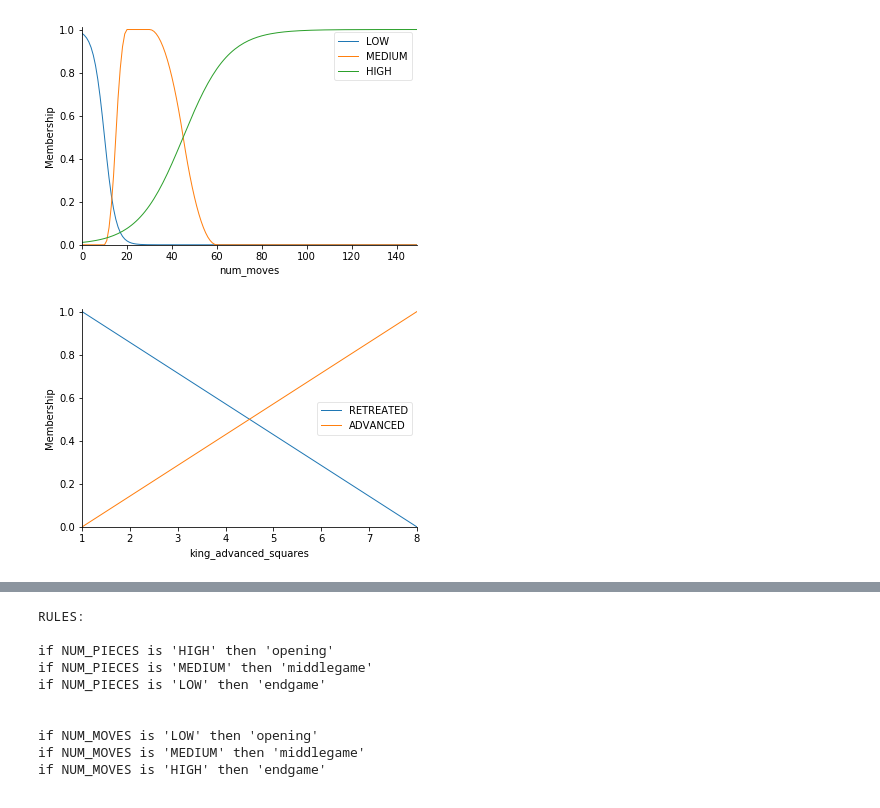
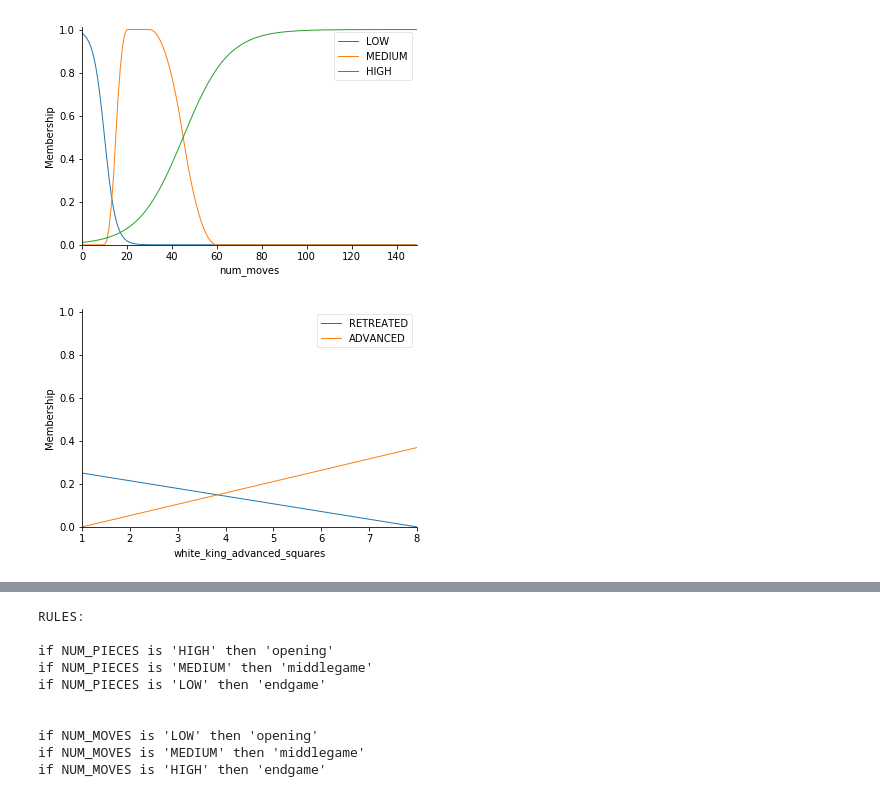
Before and after one commit to DaveFerBear/chess_ai, a Jupyter notebook: notebooks/FuzzyExperiments.ipynb, the cells around one changed output, grey strips where cells are left out. Saved outputs shown, nothing was run; the diff lists cells and outputs as text; code cells hidden in the pictures.

Commit message:
Working plot of fuzzy logic

```diff
--- a/notebooks/FuzzyExperiments.ipynb
+++ b/notebooks/FuzzyExperiments.ipynb
@@ -23,8 +23,8 @@ if BLACK_KING_FILE is not 'advanced' AND WHITE_KING_FILE is note 'advanced' then
 # Create fuzzy variables
 num_pieces = ctrl.Antecedent(np.arange(2, 33, 1), 'num_pieces')
 num_moves = ctrl.Antecedent(np.arange(0, 150, 1), 'num_moves')
-white_king_advanced_squares = ctrl.Antecedent(np.arange(1,9,1), 'king_advanced_squares')
-black_king_advanced_squares = ctrl.Antecedent(np.arange(1,9,1), 'black_advanced_squares')
+white_king_advanced_squares = ctrl.Antecedent(np.arange(1,9,1), 'white_king_advanced_squares')
+black_king_advanced_squares = ctrl.Antecedent(np.arange(1,9,1), 'black_king_advanced_squares')
 game_phase = ctrl.Consequent(np.linspace(0, 1, 50), 'game_phase')
 # %%
 # Populate the fuzzy variables with membership functions
@@ -42,15 +42,15 @@ num_moves.view()
 # %% [output]
 [figure]
 # %%
-a = fuzz.trimf(black_king_advanced_squares.universe, [1,1,8])
-b = fuzz.trimf(black_king_advanced_squares.universe, [1,8,8])
+a = fuzz.trimf(black_king_advanced_squares.universe, [-20,-20,8])
+b = fuzz.trimf(black_king_advanced_squares.universe, [1,20,20])
 white_king_advanced_squares['RETREATED'] = a
 white_king_advanced_squares['ADVANCED'] = b
 black_king_advanced_squares['RETREATED'] = a
 black_king_advanced_squares['ADVANCED'] = b
 white_king_advanced_squares.view()
 # %% [output]
-[figure, old version]
+[figure, new version]
 # %%
 n = ['OPENING', 'MIDDLE', 'END']
 game_phase.automf(names=n)
```
Also changed, not shown: parts of 3 cells of this notebook.
